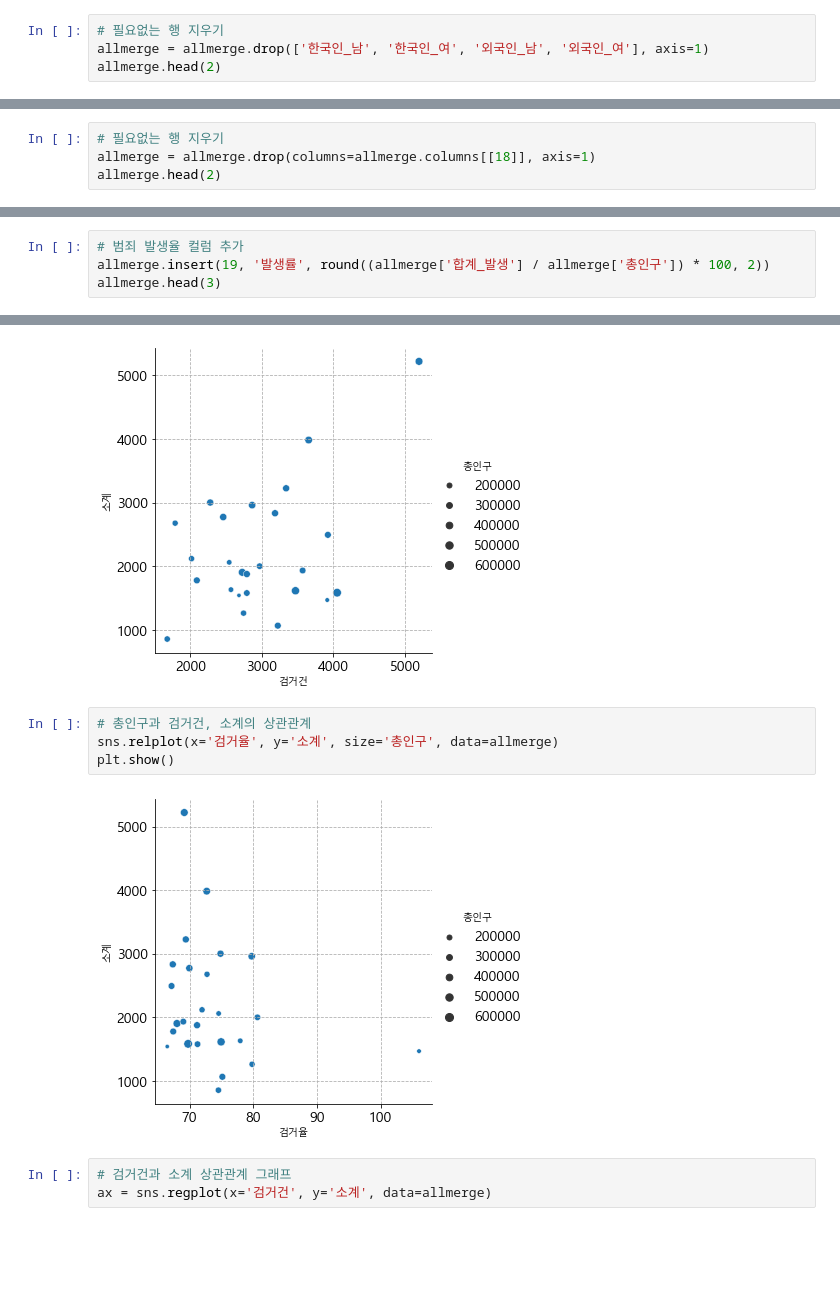
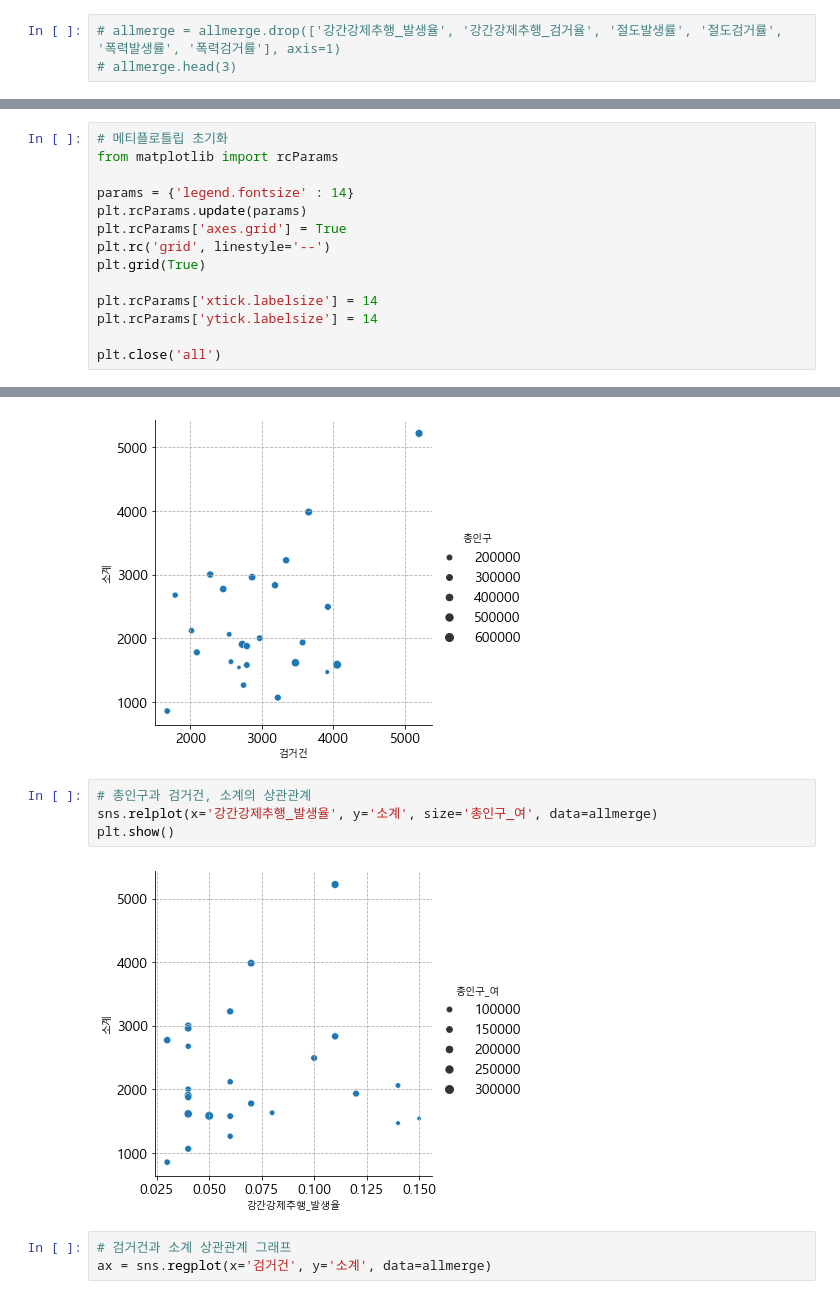
Before and after one commit to jh5209/Project, a Jupyter notebook: analist/seoul_cctv.ipynb, the cells around one changed output, grey strips where cells are left out. Saved outputs shown, nothing was run; the diff lists cells and outputs as text; blank space fills up the shorter version.

```diff
--- a/analist/seoul_cctv.ipynb
+++ b/analist/seoul_cctv.ipynb
@@ -1030,4 +1126,3 @@ allmerge.sort_values(by='검거율', ascending=False).head(5)
 # %%
-# 필요없는 행 지우기
-allmerge = allmerge.drop(['한국인_남', '한국인_여', '외국인_남', '외국인_여'], axis=1)
-allmerge.head(2)
+# allmerge = allmerge.drop(['강간강제추행_발생율', '강간강제추행_검거율', '절도발생률', '절도검거률', '폭력발생률', '폭력검거률'], axis=1)
+# allmerge.head(3)
@@ -1039,4 +1128,0 @@ allmerge.head(2)
-# %%
-# 필요없는 행 지우기
-allmerge = allmerge.drop(columns=allmerge.columns[[18]], axis=1)
-allmerge.head(2)
@@ -1058,4 +1138,0 @@ allmerge.head()
-# %%
-# 범죄 발생율 컬럼 추가
-allmerge.insert(19, '발생률', round((allmerge['합계_발생'] / allmerge['총인구']) * 100, 2))
-allmerge.head(3)
@@ -1061,0 +1143,14 @@ allmerge.head(3)
+# %%
+# 메티플로틀립 초기화
+from matplotlib import rcParams
+
+params = {'legend.fontsize' : 14}
+plt.rcParams.update(params)
+plt.rcParams['axes.grid'] = True
+plt.rc('grid', linestyle='--')
+plt.grid(True)
+
+plt.rcParams['xtick.labelsize'] = 14
+plt.rcParams['ytick.labelsize'] = 14
+
+plt.close('all')
@@ -1086,10 +1228,10 @@ plt.show()
 [figure]
 # %%
 # 총인구과 검거건, 소계의 상관관계
-sns.relplot(x='검거율', y='소계', size='총인구', data=allmerge)
+sns.relplot(x='강간강제추행_발생율', y='소계', size='총인구_여', data=allmerge)
 plt.show()
 # %% [output]
-[figure, old version]
+[figure, new version]
 # %%
 # 검거건과 소계 상관관계 그래프
 ax = sns.regplot(x='검거건', y='소계', data=allmerge)
```
Also changed, not shown: parts of 76 cells of this notebook.
